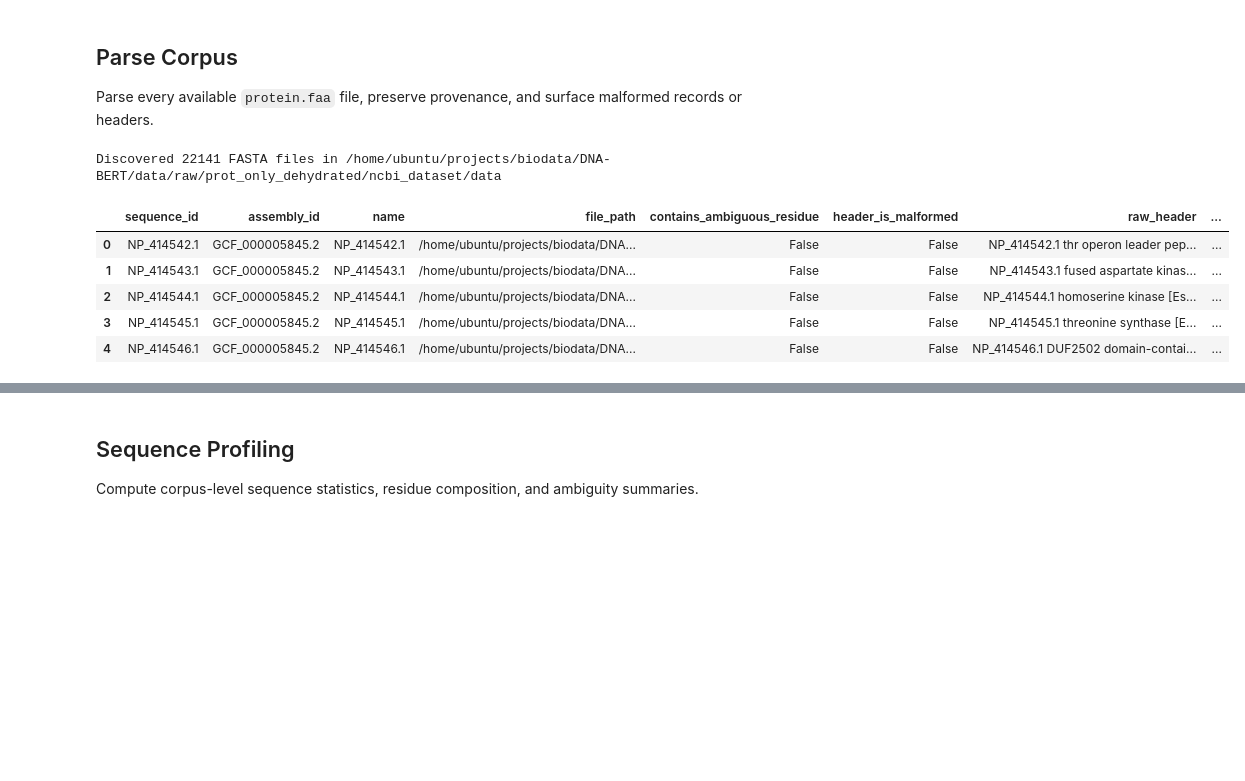
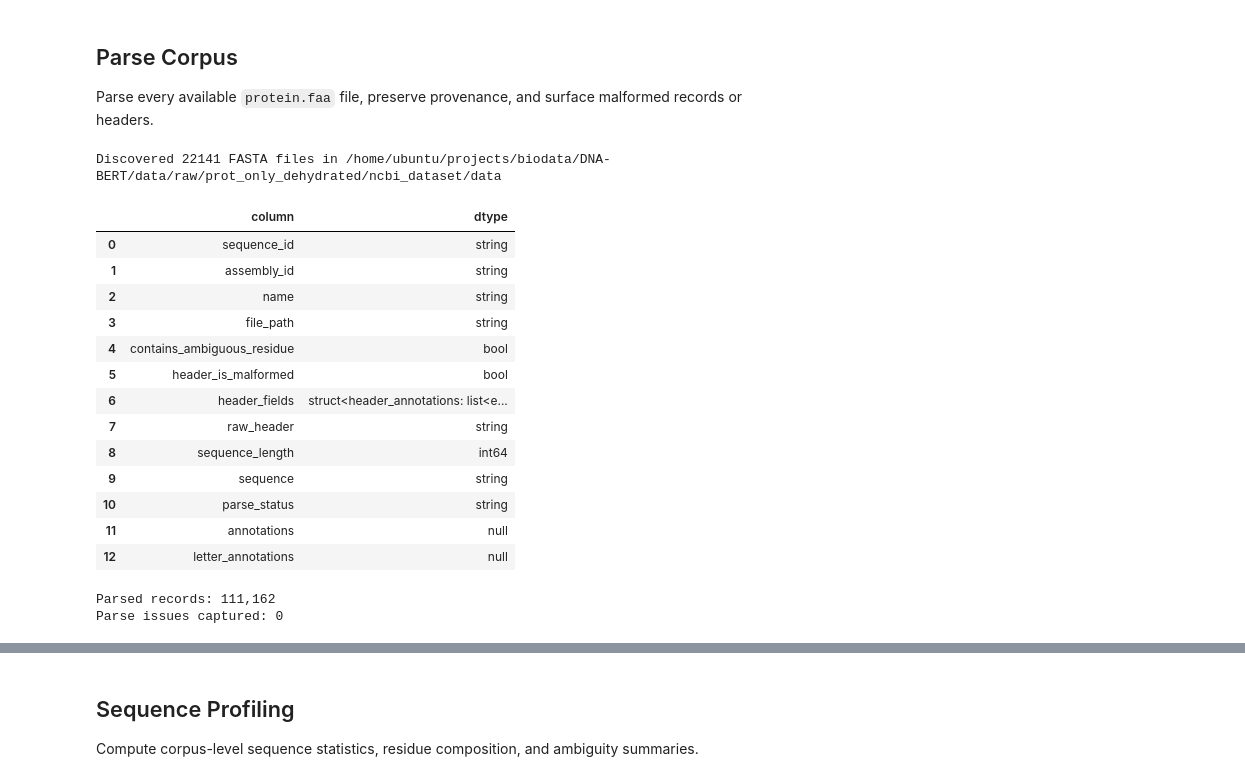
Before and after one commit to jayanta-banik/DNA-BERT, a Jupyter notebook: EDA.ipynb, the cells around one changed output, grey strips where cells are left out. Drawn from its saved outputs; the diff is of its cells as text; code cells hidden in the pictures; blank space fills up the shorter version.

```diff
--- a/EDA.ipynb
+++ b/EDA.ipynb
@@ -33,6 +36,7 @@ FIGURE_OUTPUT_DIR = "results/protein_eda/figures"
 SAVE_ARTIFACTS = True
 SAVE_FIGURES = True
 CSV_PREVIEW_ROW_LIMIT = 5000
+PARSE_BATCH_SIZE = 4096
 # %% [markdown]
 # Protein Sequence EDA
 
@@ -91,24 +95,63 @@ display(pd.DataFrame([run_config]).T)
 
 Parse every available `protein.faa` file, preserve provenance, and surface malformed records or headers.
 # %%
-records_list = []
-for records, issues in parse_fasta_corpus(data_root_path):
-    if issues:
-        print("Sample issues:")
-        for issue in issues[:5]:
-            print(f" - {issue}")
+records_parquet_path = artifact_output_path / "protein_records.parquet"
+if records_parquet_path.exists():
+    records_parquet_path.unlink()
 
-    records_list.extend([record.to_dict() for record in records])
+records_total_count = 0
+issue_total_count = 0
+parquet_writer = None
 
-records_df = pd.DataFrame(records_list)
-header_fields_df = pd.json_normalize(records_df["header_fields"]).add_prefix("header_")
-records_df = pd.concat([records_df.drop(columns=["header_fields"]), header_fields_df], axis=1)
-records_df.head()
+try:
+    for records, issues in parse_fasta_corpus(data_root_path):
+        if issues:
+            issue_total_count += len(issues)
+            print("Sample issues:")
+            for issue in issues[:5]:
+                print(f" - {issue}")
+
+        if not records:
+            continue
+
+        batch_rows = []
+        for record in records:
+            row = record.to_dict()
+            row.pop("issue", None)
+            batch_rows.append(row)
+
+        batch_table = pa.Table.from_pylist(batch_rows)
+        if parquet_writer is None:
+            parquet_writer = pq.ParquetWriter(records_parquet_path, batch_table.schema, compression="zstd")
+        parquet_writer.write_table(batch_table, row_group_size=PARSE_BATCH_SIZE)
+        records_total_count += len(batch_rows)
+finally:
+    if parquet_writer is not None:
+        parquet_writer.close()
+
+if parquet_writer is None:
+    raise RuntimeError("No records were parsed from FASTA corpus.")
+
+protein_dataset = ds.dataset(records_parquet_path, format="parquet")
+dataset_schema = pd.DataFrame({"column": protein_dataset.schema.names, "dtype": [str(t) for t in protein_dataset.schema.types]})
+display(dataset_schema)
+print(f"Parsed records: {records_total_count:,}")
+print(f"Parse issues captured: {issue_total_count:,}")
 # %% [output]
 Discovered 22141 FASTA files in /home/ubuntu/projects/biodata/DNA-BERT/data/raw/prot_only_dehydrated/ncbi_dataset/data
-|  | sequence_id | assembly_id | name | file_path | contains_ambiguous_residue | header_is_malformed | raw_header | ... |
-| 0 | NP_414542.1 | GCF_000005845.2 | NP_414542.1 | /home/ubuntu/projects/biodata/DNA... | False | False | NP_414542.1 thr operon leader pep... | ... |
-| 1 | NP_414543.1 | GCF_000005845.2 | NP_414543.1 | /home/ubuntu/projects/biodata/DNA... | False | False | NP_414543.1 fused aspartate kinas... | ... |
-| 2 | NP_414544.1 | GCF_000005845.2 | NP_414544.1 | /home/ubuntu/projects/biodata/DNA... | False | False | NP_414544.1 homoserine kinase [Es... | ... |
-| 3 | NP_414545.1 | GCF_000005845.2 | NP_414545.1 | /home/ubuntu/projects/biodata/DNA... | False | False | NP_414545.1 threonine synthase [E... | ... |
-| 4 | NP_414546.1 | GCF_000005845.2 | NP_414546.1 | /home/ubuntu/projects/biodata/DNA... | False | False | NP_414546.1 DUF2502 domain-contai... | ... |
+|  | column | dtype |
+| 0 | sequence_id | string |
+| 1 | assembly_id | string |
+| 2 | name | string |
+| 3 | file_path | string |
+| 4 | contains_ambiguous_residue | bool |
+| 5 | header_is_malformed | bool |
+| 6 | header_fields | struct<header_annotations: list<e... |
+| 7 | raw_header | string |
+| 8 | sequence_length | int64 |
+| 9 | sequence | string |
+| 10 | parse_status | string |
+| 11 | annotations | null |
+| 12 | letter_annotations | null |
+Parsed records: 111,162
+Parse issues captured: 0
```
Also changed, not shown: parts of 11 cells of this notebook, 3 other files.
